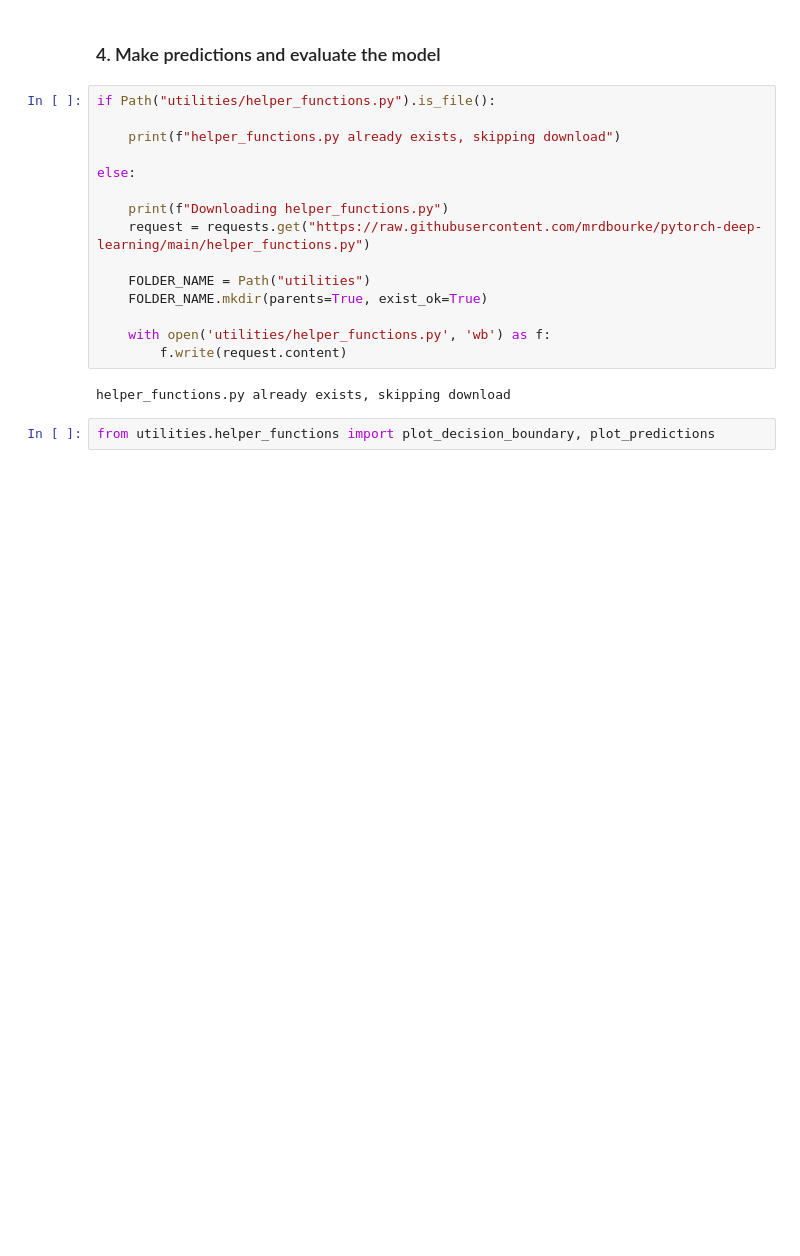
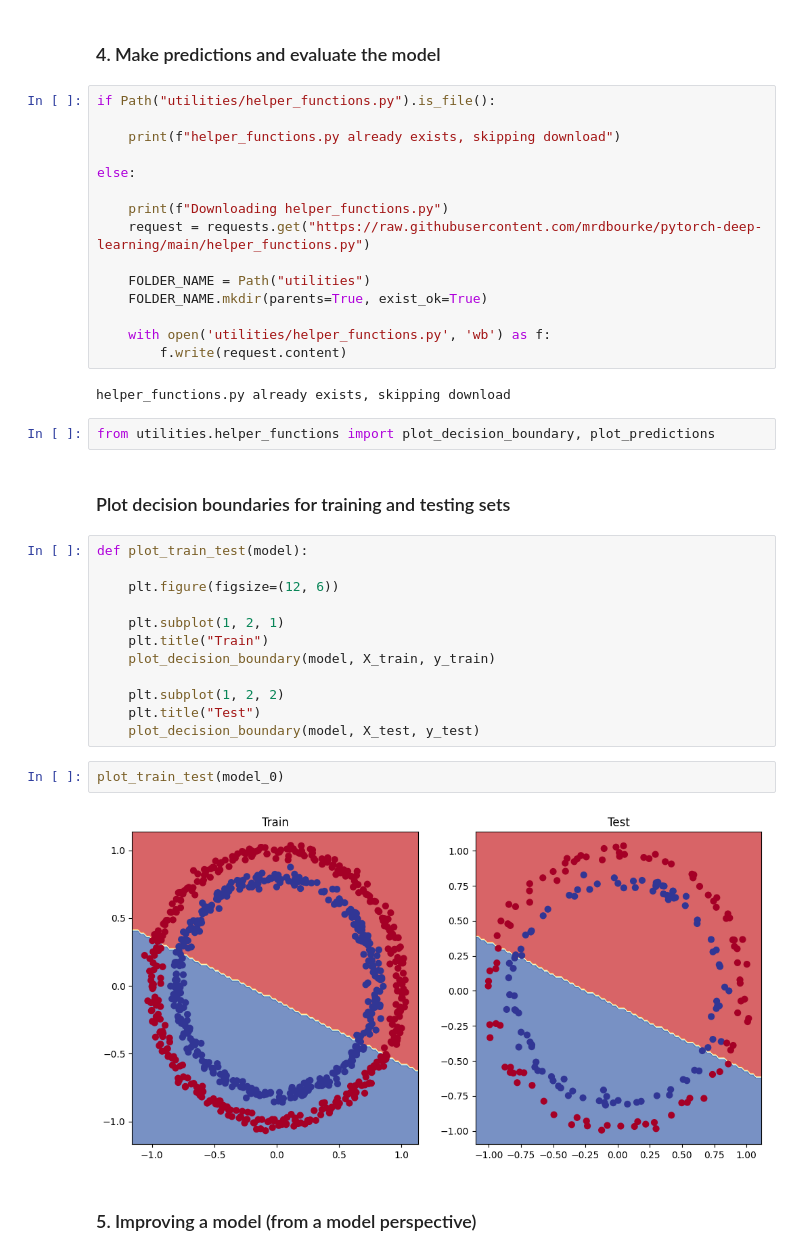
Before and after one commit to MuhammadAbuBakarQureshi/Machine-Learning, a Jupyter notebook: PyTorch/04. PyTorch Neural Network Classification.ipynb, the cells around one changed output. Saved outputs shown, nothing was run; the diff lists cells and outputs as text; blank space fills up the shorter version.

```diff
--- a/PyTorch/04. PyTorch Neural Network Classification.ipynb
+++ b/PyTorch/04. PyTorch Neural Network Classification.ipynb
@@ -290,3 +290,23 @@ else:
 helper_functions.py already exists, skipping download
 # %%
 from utilities.helper_functions import plot_decision_boundary, plot_predictions
+# %% [markdown]
+### Plot decision boundaries for training and testing sets
+# %%
+def plot_train_test(model):
+
+    plt.figure(figsize=(12, 6))
+
+    plt.subplot(1, 2, 1)
+    plt.title("Train")
+    plot_decision_boundary(model, X_train, y_train)
+
+    plt.subplot(1, 2, 2)
+    plt.title("Test")
+    plot_decision_boundary(model, X_test, y_test)
+# %%
+plot_train_test(model_0)
+# %% [output]
+[figure, added]
+# %% [markdown]
+### 5. Improving a model (from a model perspective)
```
Also changed, not shown: parts of 27 cells of this notebook.
